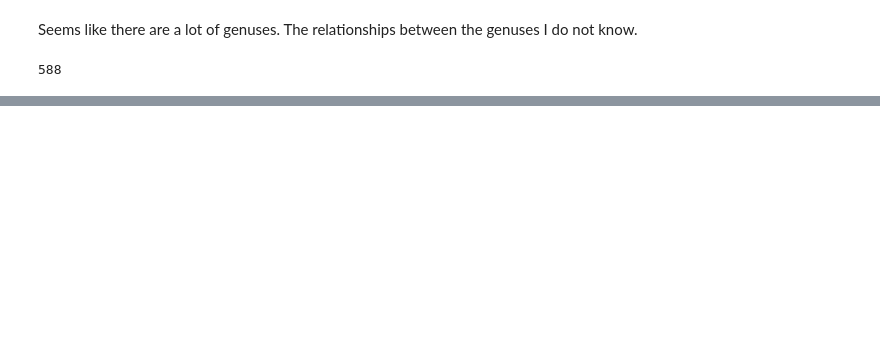
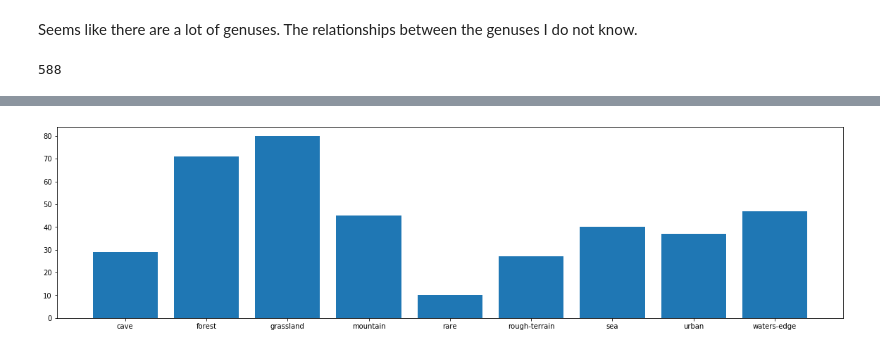
Before and after one commit to oddaspa/TDT4250-PokeDex, a Jupyter notebook: prestudy/python_retrival/PokeDex API.ipynb, the cells around one changed output, grey strips where cells are left out. Saved outputs shown, nothing was run; the diff lists cells and outputs as text; code cells hidden in the pictures; blank space fills up the shorter version.

```diff
--- a/prestudy/python_retrival/PokeDex API.ipynb
+++ b/prestudy/python_retrival/PokeDex API.ipynb
@@ -71,3 +97,11 @@ print(dict(zip(unique_egg, counts_egg)))
+# %%
+x = np.arange(len(unique_habitats))
+fig, ax = plt.subplots(figsize=(20,5))
+plt.bar(x, counts_habitats)
+plt.xticks(x, unique_habitats)
+plt.show()
+# %% [output]
+[figure, added]
 # %% [markdown]
 # Results
 <img src="img/Linnaeus.png" width="200">
```
Also changed, not shown: parts of 8 cells of this notebook, 1 other file.
